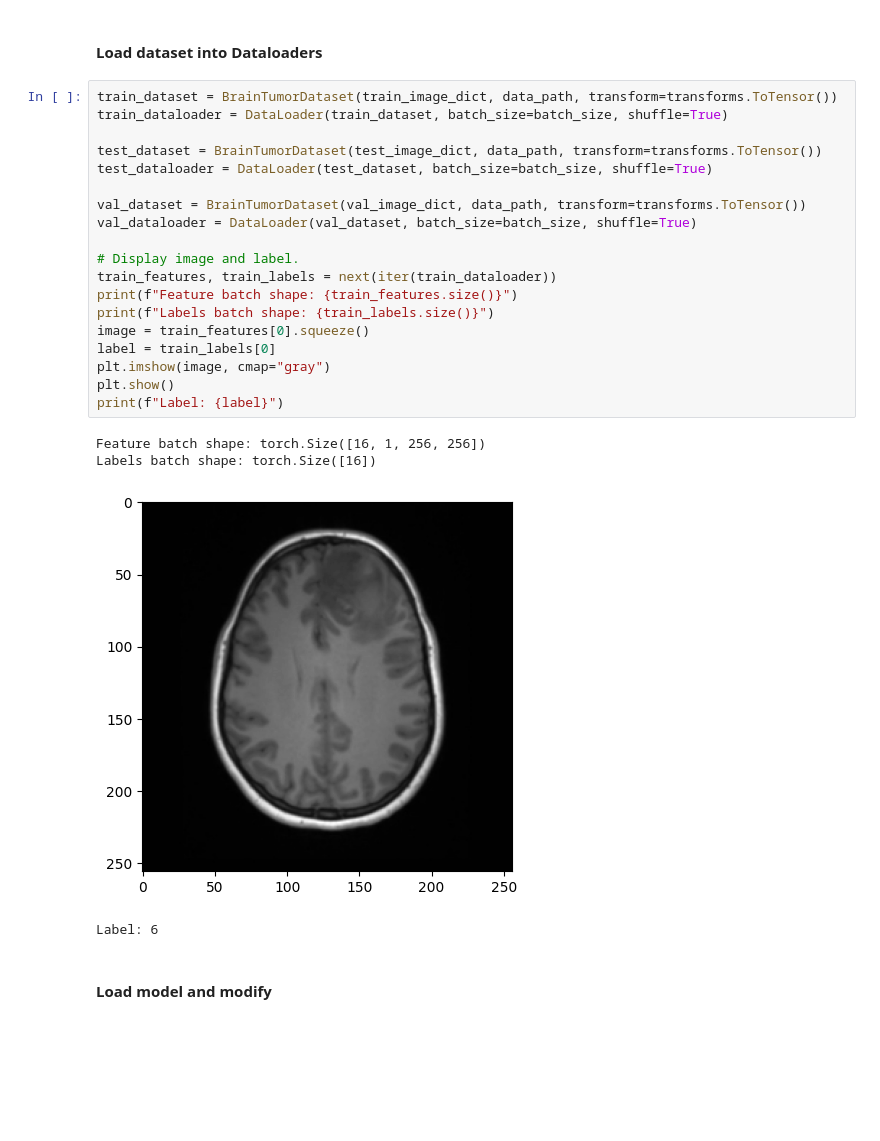
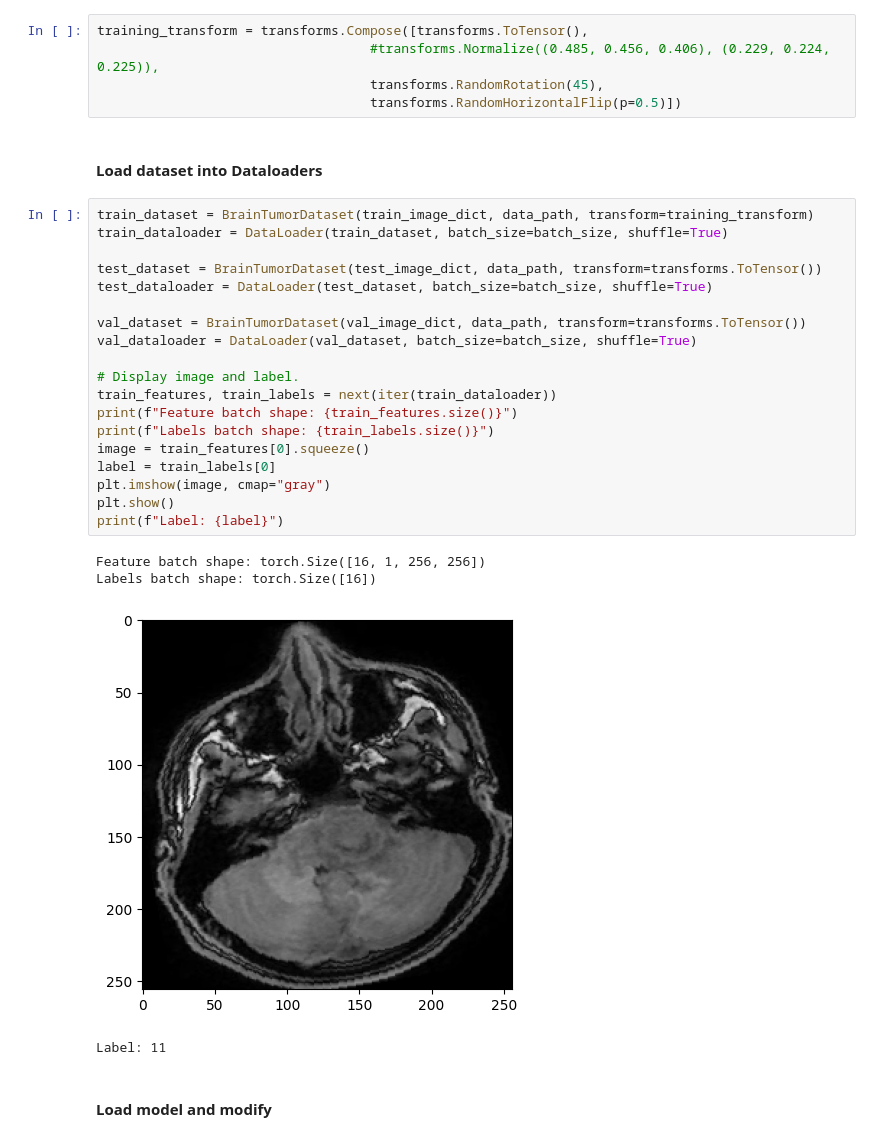
Before and after one commit to phihd/brain-tumor-classification, a Jupyter notebook: notebooks/resnet34_benchmark.ipynb, the cells around one changed output. Cells and saved outputs as stored; diff of their text form; blank space fills up the shorter version.

```diff
--- a/notebooks/resnet34_benchmark.ipynb
+++ b/notebooks/resnet34_benchmark.ipynb
@@ -72,29 +75,34 @@ epochs = 50
+# %%
+training_transform = transforms.Compose([transforms.ToTensor(),
+                                   #transforms.Normalize((0.485, 0.456, 0.406), (0.229, 0.224, 0.225)),
+                                   transforms.RandomRotation(45),
+                                   transforms.RandomHorizontalFlip(p=0.5)])
 # %% [markdown]
 #### Load dataset into Dataloaders
 # %%
-train_dataset = BrainTumorDataset(train_image_dict, data_path, transform=transforms.ToTensor())
+train_dataset = BrainTumorDataset(train_image_dict, data_path, transform=training_transform)
 train_dataloader = DataLoader(train_dataset, batch_size=batch_size, shuffle=True)
 
 test_dataset = BrainTumorDataset(test_image_dict, data_path, transform=transforms.ToTensor())
 test_dataloader = DataLoader(test_dataset, batch_size=batch_size, shuffle=True)
 
 val_dataset = BrainTumorDataset(val_image_dict, data_path, transform=transforms.ToTensor())
 val_dataloader = DataLoader(val_dataset, batch_size=batch_size, shuffle=True)
 
 # Display image and label.
 train_features, train_labels = next(iter(train_dataloader))
 print(f"Feature batch shape: {train_features.size()}")
 print(f"Labels batch shape: {train_labels.size()}")
 image = train_features[0].squeeze()
 label = train_labels[0]
 plt.imshow(image, cmap="gray")
 plt.show()
 print(f"Label: {label}")
 # %% [output]
 Feature batch shape: torch.Size([16, 1, 256, 256])
 Labels batch shape: torch.Size([16])
-[figure, old version]
+[figure, new version]
-Label: 6
+Label: 11
 # %% [markdown]
 #### Load model and modify
 # %%
```
Also changed, not shown: parts of 6 cells of this notebook, 2 other files.
